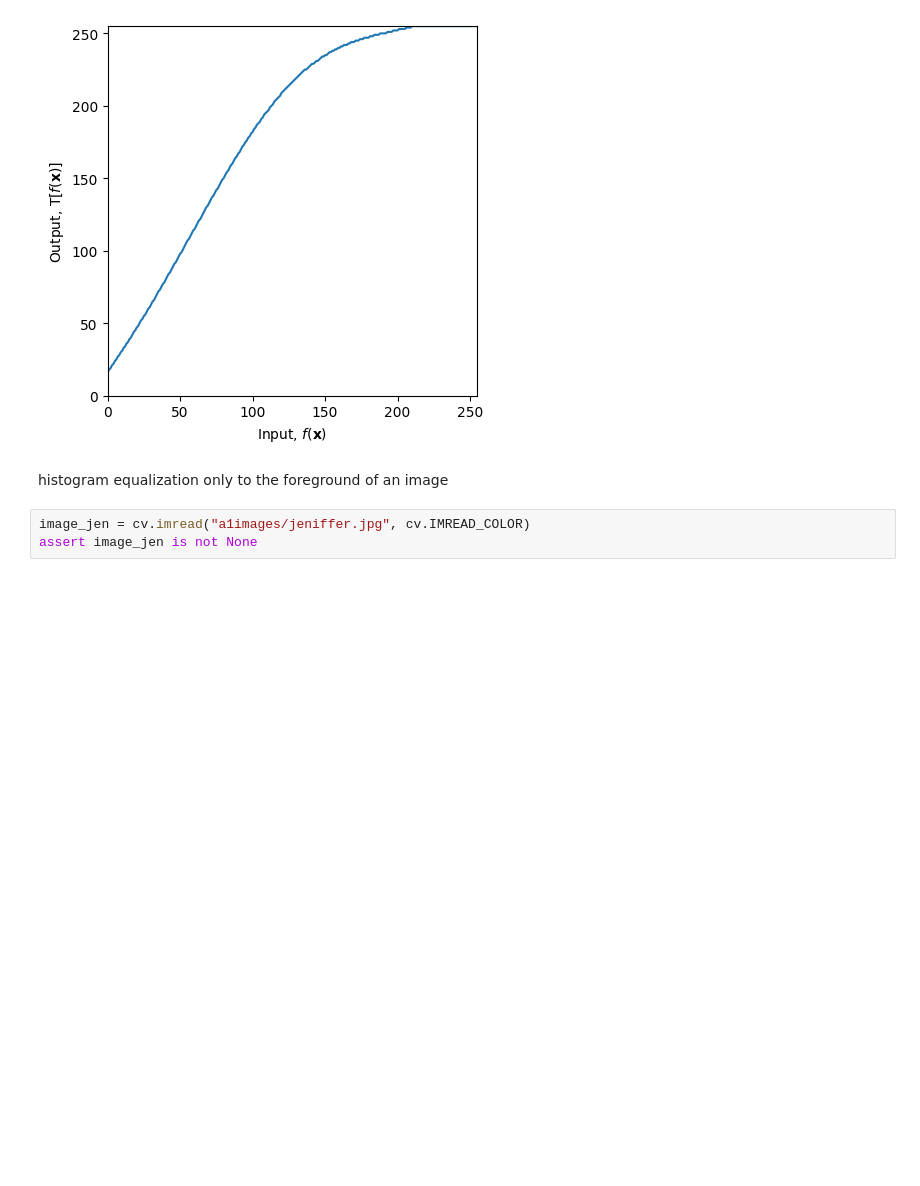
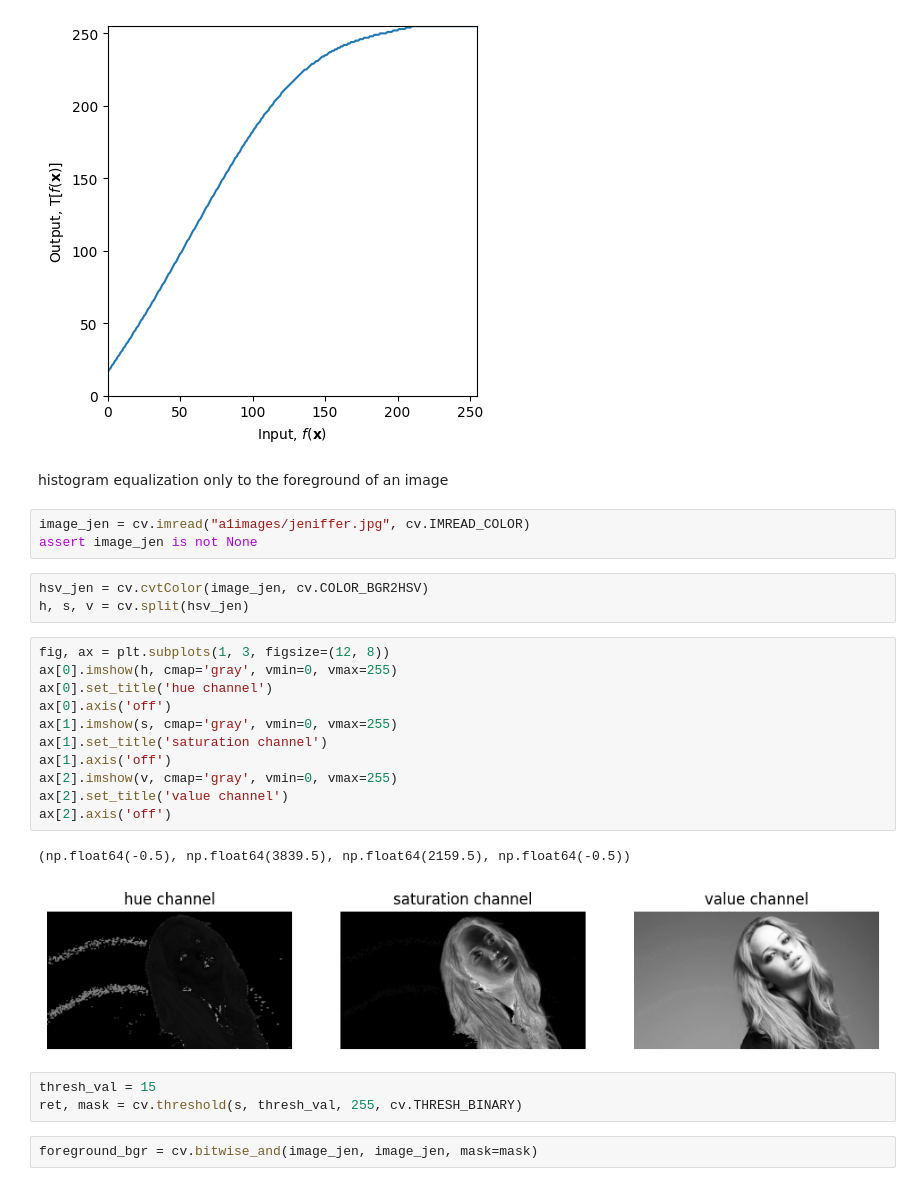
Before and after one commit to RepZ97/IT5437-computer-vision-assignment, a Jupyter notebook: IT5437_ComputerVision_assignment.ipynb, the cells around one changed output. Saved outputs shown, nothing was run; the diff lists cells and outputs as text; blank space fills up the shorter version.

```diff
--- a/IT5437_ComputerVision_assignment.ipynb
+++ b/IT5437_ComputerVision_assignment.ipynb
@@ -239,3 +239,25 @@ histogram equalization only to the foreground of an image
 # %%
 image_jen = cv.imread("a1images/jeniffer.jpg", cv.IMREAD_COLOR)
 assert image_jen is not None
+# %%
+hsv_jen = cv.cvtColor(image_jen, cv.COLOR_BGR2HSV)
+h, s, v = cv.split(hsv_jen)
+# %%
+fig, ax = plt.subplots(1, 3, figsize=(12, 8))
+ax[0].imshow(h, cmap='gray', vmin=0, vmax=255)
+ax[0].set_title('hue channel')
+ax[0].axis('off')
+ax[1].imshow(s, cmap='gray', vmin=0, vmax=255)
+ax[1].set_title('saturation channel')
+ax[1].axis('off')
+ax[2].imshow(v, cmap='gray', vmin=0, vmax=255)
+ax[2].set_title('value channel')
+ax[2].axis('off')
+# %% [output]
+(np.float64(-0.5), np.float64(3839.5), np.float64(2159.5), np.float64(-0.5))
+[figure, added]
+# %%
+thresh_val = 15
+ret, mask = cv.threshold(s, thresh_val, 255, cv.THRESH_BINARY)
+# %%
+foreground_bgr = cv.bitwise_and(image_jen, image_jen, mask=mask)
```
Also changed, not shown: parts of 10 cells of this notebook.
